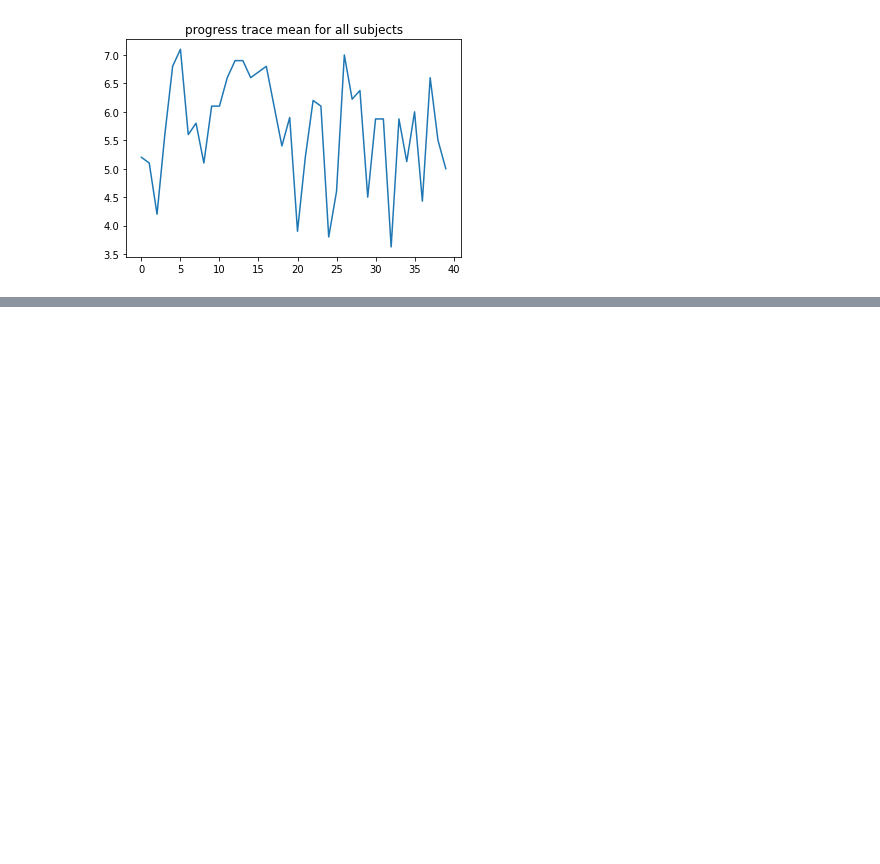
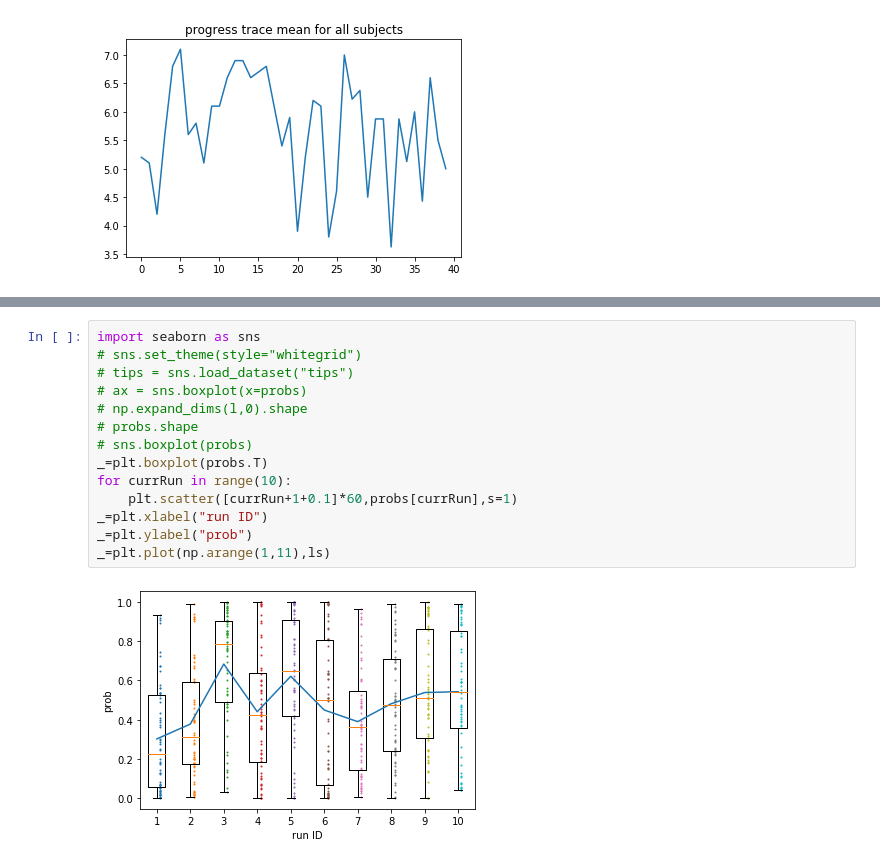
Before and after one commit to ericabusch/rtSynth_rt, a Jupyter notebook: view_adaptiveThreshold.ipynb, the cells around one changed output, grey strips where cells are left out. Cells and saved outputs as stored; diff of their text form; blank space fills up the shorter version.

```diff
--- a/view_adaptiveThreshold.ipynb
+++ b/view_adaptiveThreshold.ipynb
@@ -404,0 +461,16 @@ Text(0.5, 1.0, 'progress trace mean for all subjects')
+# %%
+import seaborn as sns
+# sns.set_theme(style="whitegrid")
+# tips = sns.load_dataset("tips")
+# ax = sns.boxplot(x=probs)
+# np.expand_dims(l,0).shape
+# probs.shape
+# sns.boxplot(probs)
+_=plt.boxplot(probs.T)
+for currRun in range(10):
+    plt.scatter([currRun+1+0.1]*60,probs[currRun],s=1)
+_=plt.xlabel("run ID")
+_=plt.ylabel("prob")
+_=plt.plot(np.arange(1,11),ls)
+# %% [output]
+[figure, added]
```
Also changed, not shown: parts of 11 cells of this notebook, 1 other file.
